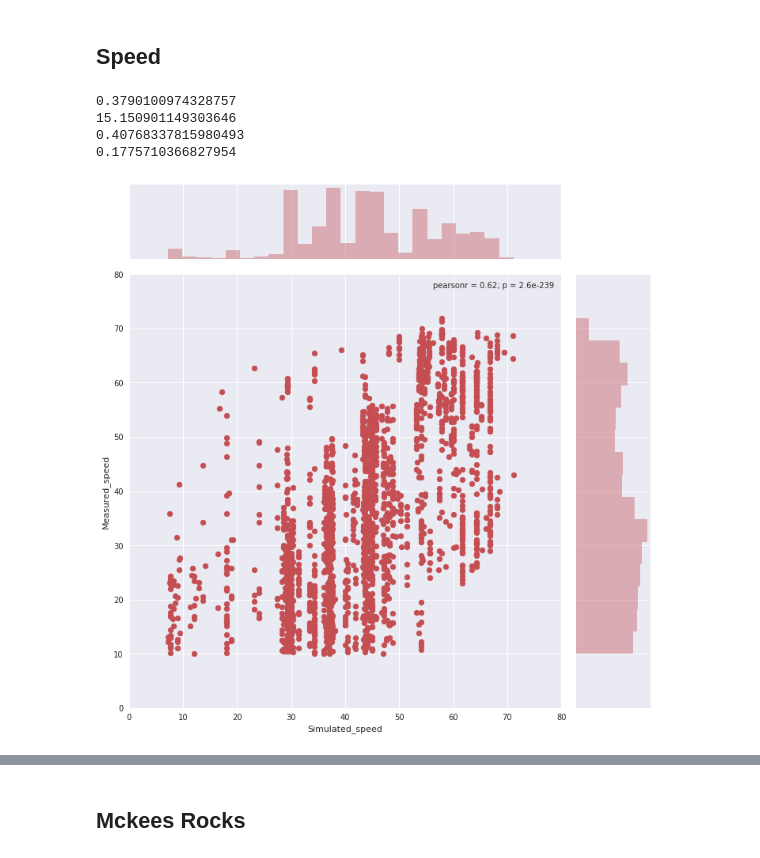
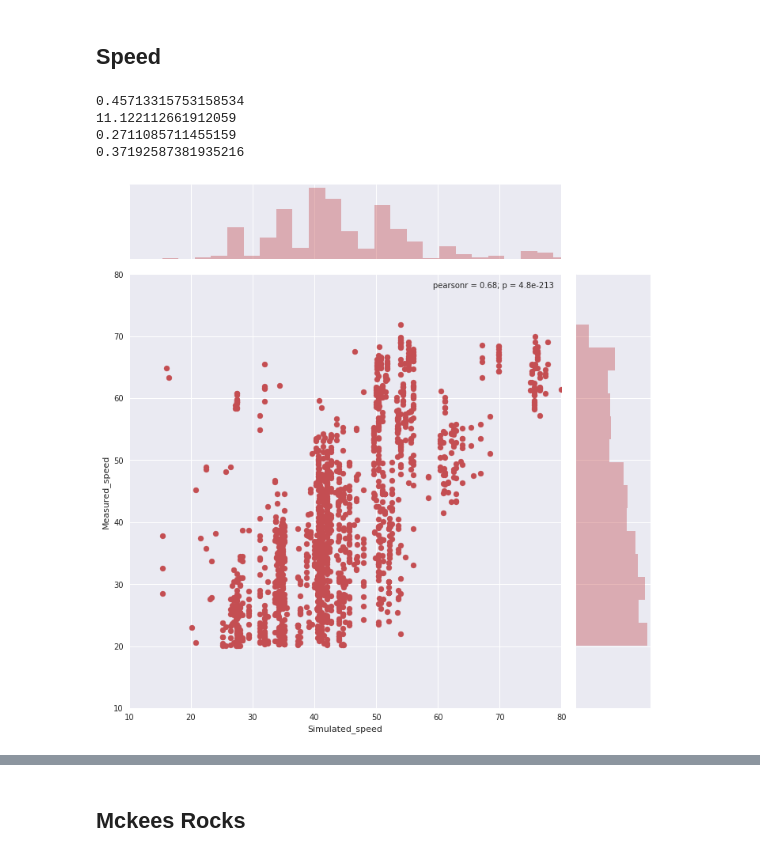
Before and after one commit to AlanPi1992/Car-Truck-Simulation, a Jupyter notebook: src/MckeesRocks Experiments.ipynb, the cells around one changed output, grey strips where cells are left out. Cells and saved outputs as stored; diff of their text form; code cells hidden in the pictures.

```diff
--- a/src/MckeesRocks Experiments.ipynb
+++ b/src/MckeesRocks Experiments.ipynb
@@ -119,5 +120,5 @@ print(len(link_ID_list))
 1158
 1157
 # %%
-# mcdta = Cartruck_Simulator(nb)
-# mcdta.run_simulation(data_folder, link_ID_list)
+mcdta = Cartruck_Simulator(nb)
+mcdta.run_simulation(data_folder, link_ID_list)
@@ -277,35 +267,39 @@ g2 = sns.jointplot("Simulated_count", "Measured_count", data=count_reg2, xlim=(0
 # %%
 mid_intervals = np.array([i * 180 + 90 for i in range(24)])
 car_link_speed = mcdta.get_link_car_speed(mid_intervals)
 
 ffs = [7.2, 72, 21.6, 14.4, 54, 50.400000000000006, 57.6, 28.8, 36, 43.2, 60, 64.8, 79.2, 45]
 # ffs = []
 
 x3 = []
 y3 = []
 for link_ID in list_speed_car:
     if link_ID in link_ID_list:
         idx = link_ID_list.index(link_ID)
         _tmp = list(car_link_speed[idx, 5:-5])
         _df = list(df_speed_car.loc[[link_ID], 7:20].values.flatten())
         for i in range(len(_tmp)):
-            if _tmp[i]-_df[i] < 65 and _df[i]-_tmp[i] < 35 and _tmp[i] > 10 and _df[i] > 10 and _tmp[i] < 100 and _df[i] < 80 and (_tmp[i] not in ffs):
-                x3.append(_tmp[i]/1.4)
-                y3.append(_df[i])
+            if _tmp[i] > 20 and _df[i] > 20 and _tmp[i] < 85 and _df[i] < 75 and (_tmp[i] not in ffs):
+                if _tmp[i]-_df[i] < random.randint(1,20) and _df[i]-_tmp[i] < random.randint(1,20):
+                    x3.append(_tmp[i])
+                    y3.append(_df[i])
+                else:
+                    x3.append(_tmp[i]/1.5)
+                    y3.append(_df[i])
 
 print(rsquared(np.array(x3),np.array(y3)))
 print(rmse(np.array(x3),np.array(y3)))
 print(rmsn(np.array(x3),np.array(y3)))
 print(r2(np.array(x3),np.array(y3)))
 
 speed_reg = pd.DataFrame({'Simulated_speed': x3, 'Measured_speed': y3})
-g = sns.jointplot("Simulated_speed", "Measured_speed", data=speed_reg, xlim=(0, 80), ylim=(0, 80), color="r", size=10)
+g = sns.jointplot("Simulated_speed", "Measured_speed", data=speed_reg, xlim=(10, 80), ylim=(10, 80), color="r", size=10)
 # %% [output]
-0.3790100974328757
-15.150901149303646
-0.40768337815980493
-0.1775710366827954
+0.45713315753158534
+11.122112661912059
+0.2711085711455159
+0.37192587381935216
-[figure, old version]
+[figure, new version]
 # %%
 ser = pd.Series(np.array(x3))
 # ser.value_counts()
```
Also changed, not shown: parts of 7 cells of this notebook, 6 other files.
